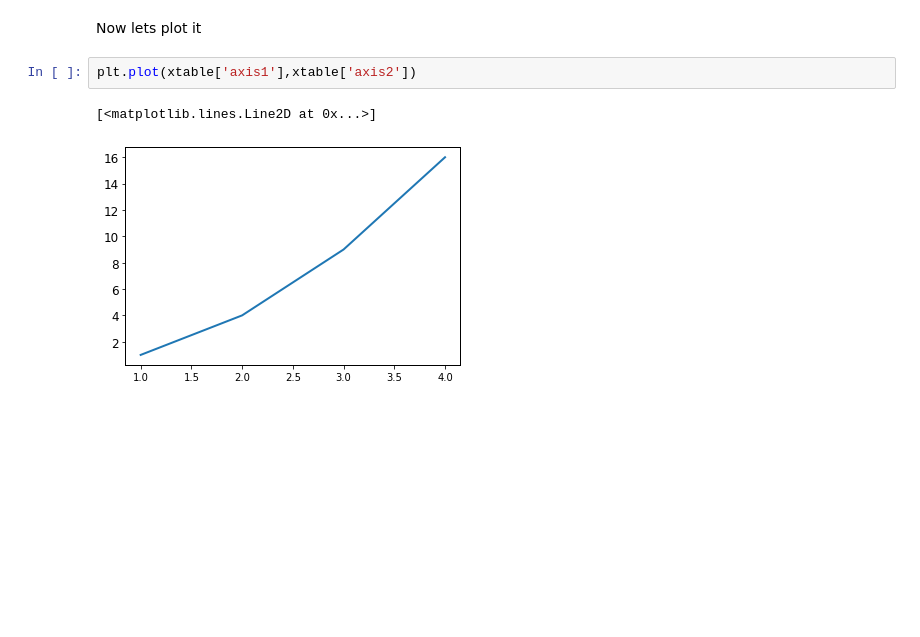
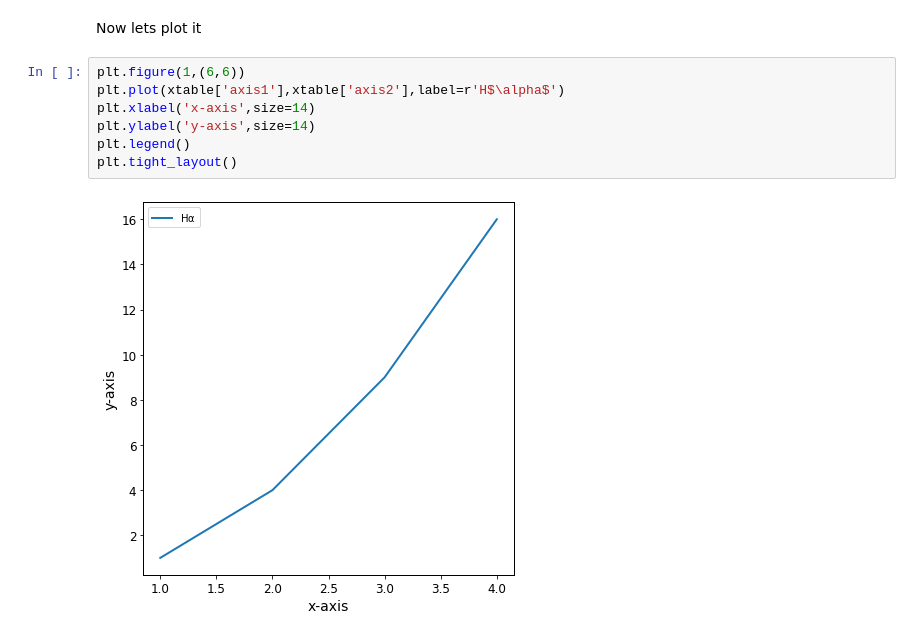
Before and after one commit to kslong/xonk, a Jupyter notebook: examples/tutorial/Tutorial.ipynb, the cells around one changed output. Saved outputs shown, nothing was run; the diff lists cells and outputs as text; blank space fills up the shorter version.

```diff
--- a/examples/tutorial/Tutorial.ipynb
+++ b/examples/tutorial/Tutorial.ipynb
@@ -58,8 +64,12 @@ axis2 int64
 axis3 int64
 # %% [markdown]
 Now lets plot it
-# %%
-plt.plot(xtable['axis1'],xtable['axis2'])
-# %% [output]
-[<matplotlib.lines.Line2D at 0x...>]
-[figure, removed]
+# %%
+plt.figure(1,(6,6))
+plt.plot(xtable['axis1'],xtable['axis2'],label=r'H$\alpha$')
+plt.xlabel('x-axis',size=14)
+plt.ylabel('y-axis',size=14)
+plt.legend()
+plt.tight_layout()
+# %% [output]
+[figure, added]
```
Also changed, not shown: parts of 2 cells of this notebook, 1 other file.
